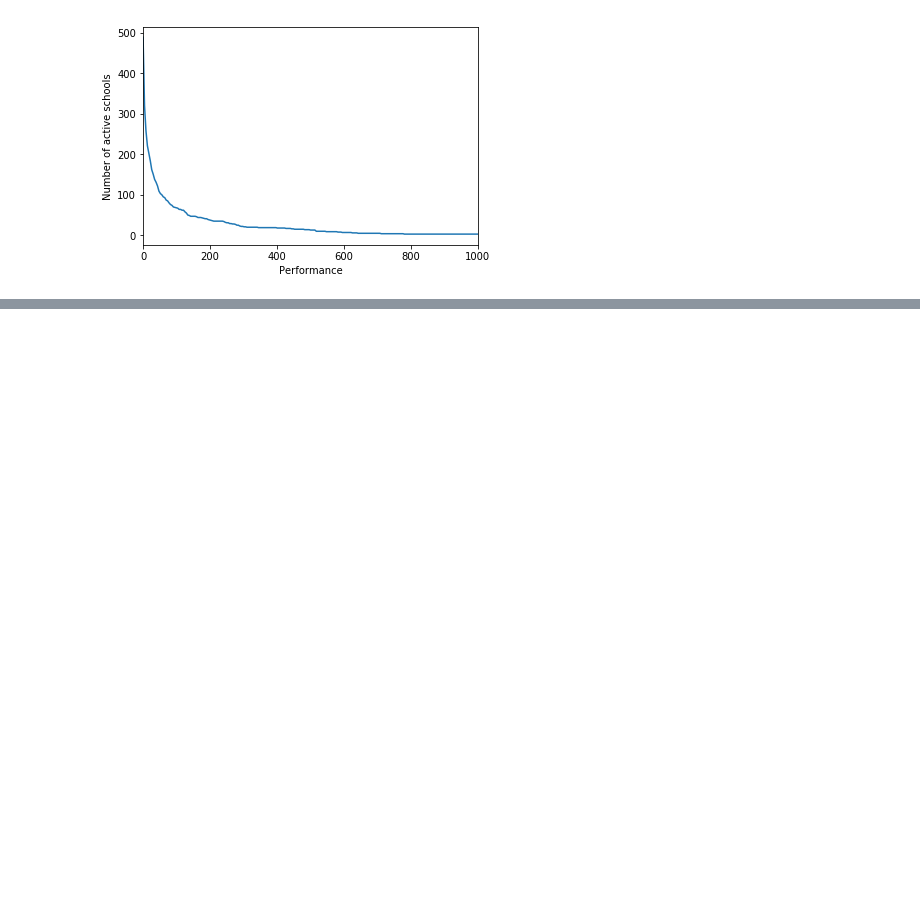
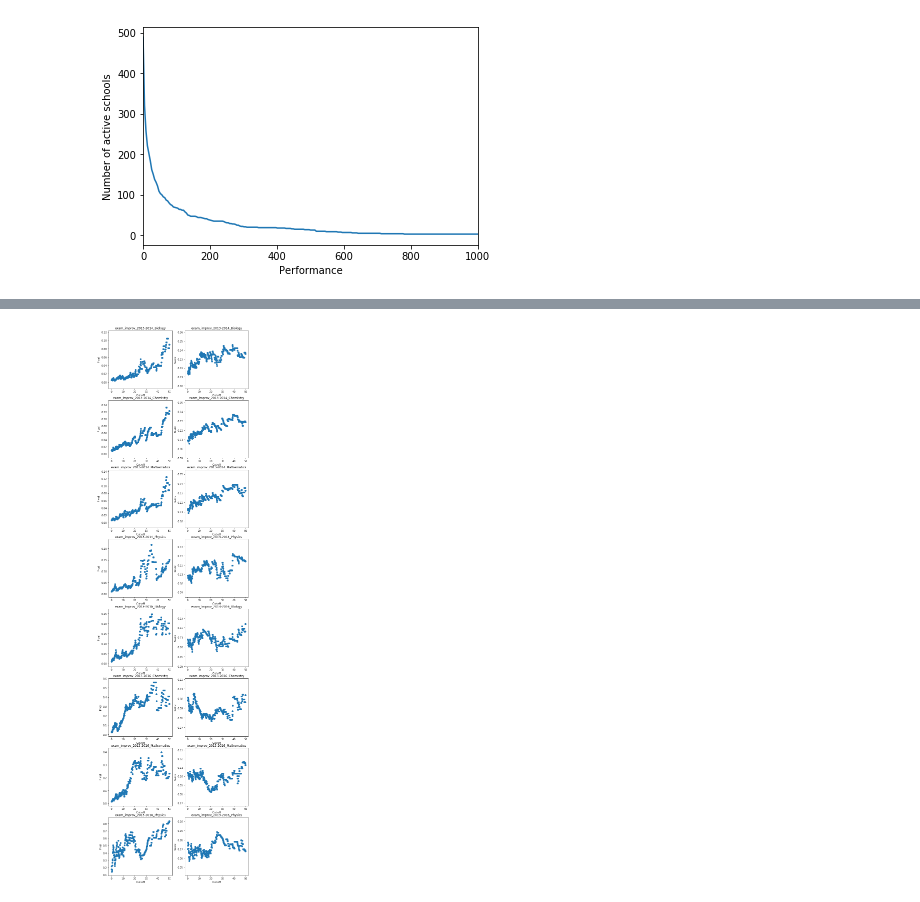
Before and after one commit to KeepFloyding/IP-research, a Jupyter notebook: report/Report.ipynb, the cells around one changed output, grey strips where cells are left out. Saved outputs shown, nothing was run; the diff lists cells and outputs as text; code cells hidden in the pictures; blank space fills up the shorter version.

```diff
--- a/report/Report.ipynb
+++ b/report/Report.ipynb
@@ -303,7 +369,7 @@ for item_x in x_range:
 # %%
 # Looks good, do a sensitivity test to check what value of the cut-off needs investigating
 bins = [-0.1, 0, 1, 1000]
-cut_off_array = np.array(range(1,350))*0.0001
-df_score = sensitivity_on_bin(df, 'std_q_ratio', df.filter(regex='exam_improv').columns, bins, ['Inactive','Semi-active','Active'], cut_off_array)
+cut_off_array = np.array(range(1,500))*0.1
+df_score = sensitivity_on_bin_scipy(df, 'std_q_cor', df.filter(regex='exam_improv').columns, bins, ['Inactive','Semi-active','Active'], cut_off_array)
 
 df_score.head(5)
@@ -310,27 +383,29 @@ df_score.head(5)
 # %%
 
 x_range = np.unique(df_score['Key'])
-y_range = ['p values','Group_2 - Group_0']
+y_range = ['P val','Score']
 
 n_rows = len(x_range)
 n_cols = len(y_range)
 plt.subplots(n_rows,n_cols, figsize=(10,40))
 
 
 count = 1
 for item_x in x_range:
 
     df_test = df_score[df_score['Key'] == item_x]
     for item_y in y_range:
 
         plt.subplot(n_rows,n_cols,count)
         plt.scatter(df_test['Cut off'],df_test[item_y])
         #plt.plot(df_test['Cut off'], np.ones(len(df_test['Cut off']))*0.05)
         plt.xlabel('Cut off')
         plt.ylabel(item_y)
         plt.title(item_x)
 
         count += 1
+# %% [output]
+[figure, added]
 # %%
 # Checking for the first one
 
```
Also changed, not shown: parts of 18 cells of this notebook, 3 other files.
